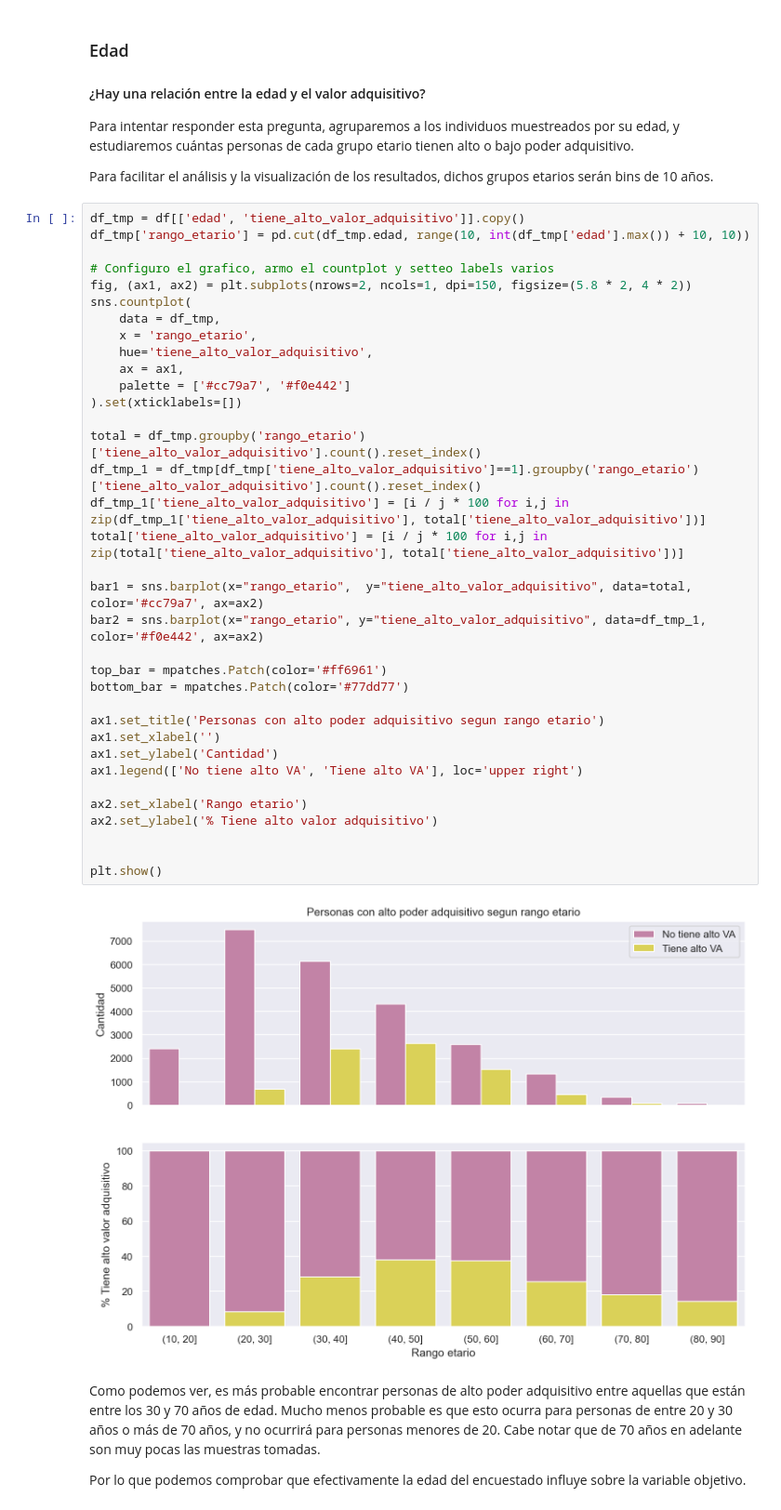
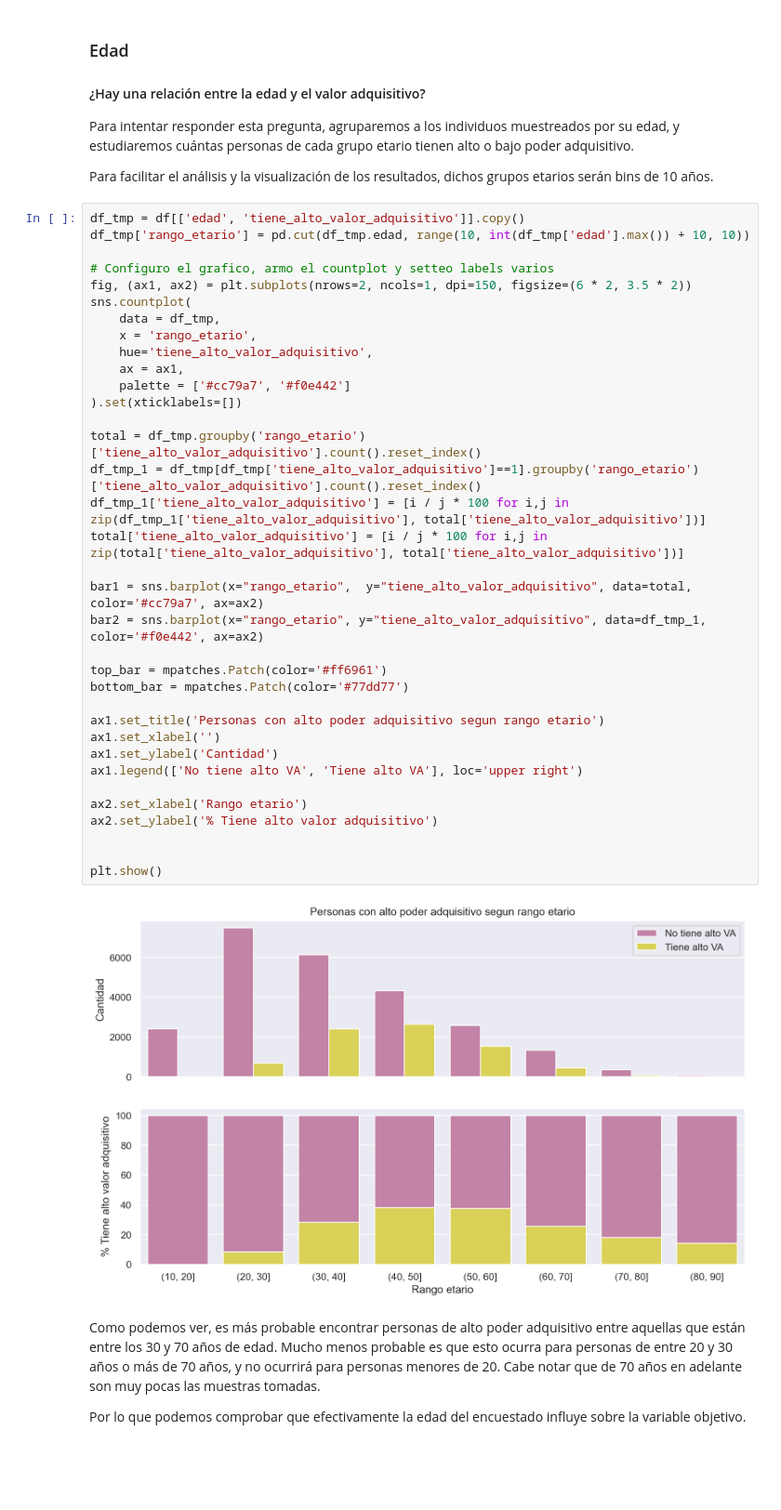
Before and after one commit to ncontinanza/tp-datos-1c2021-de-angelis-riva-continanza, a Jupyter notebook: Trabajo práctico N°1.ipynb, the cells around one changed output. Shown at 93% size. Saved outputs shown, nothing was run; the diff lists cells and outputs as text; blank space fills up the shorter version.

```diff
--- a/Trabajo práctico N°1.ipynb
+++ b/Trabajo práctico N°1.ipynb
@@ -262,38 +294,38 @@ df_tmp = df[['edad', 'tiene_alto_valor_adquisitivo']].copy()
 df_tmp['rango_etario'] = pd.cut(df_tmp.edad, range(10, int(df_tmp['edad'].max()) + 10, 10))
 
 # Configuro el grafico, armo el countplot y setteo labels varios
-fig, (ax1, ax2) = plt.subplots(nrows=2, ncols=1, dpi=150, figsize=(5.8 * 2, 4 * 2))
+fig, (ax1, ax2) = plt.subplots(nrows=2, ncols=1, dpi=150, figsize=(6 * 2, 3.5 * 2))
 sns.countplot(
     data = df_tmp,
     x = 'rango_etario',
     hue='tiene_alto_valor_adquisitivo',
     ax = ax1,
     palette = ['#cc79a7', '#f0e442']
 ).set(xticklabels=[])
 
 total = df_tmp.groupby('rango_etario')['tiene_alto_valor_adquisitivo'].count().reset_index()
 df_tmp_1 = df_tmp[df_tmp['tiene_alto_valor_adquisitivo']==1].groupby('rango_etario')['tiene_alto_valor_adquisitivo'].count().reset_index()
 df_tmp_1['tiene_alto_valor_adquisitivo'] = [i / j * 100 for i,j in zip(df_tmp_1['tiene_alto_valor_adquisitivo'], total['tiene_alto_valor_adquisitivo'])]
 total['tiene_alto_valor_adquisitivo'] = [i / j * 100 for i,j in zip(total['tiene_alto_valor_adquisitivo'], total['tiene_alto_valor_adquisitivo'])]
 
 bar1 = sns.barplot(x="rango_etario",  y="tiene_alto_valor_adquisitivo", data=total, color='#cc79a7', ax=ax2)
 bar2 = sns.barplot(x="rango_etario", y="tiene_alto_valor_adquisitivo", data=df_tmp_1, color='#f0e442', ax=ax2)
 
 top_bar = mpatches.Patch(color='#ff6961')
 bottom_bar = mpatches.Patch(color='#77dd77')
 
 ax1.set_title('Personas con alto poder adquisitivo segun rango etario')
 ax1.set_xlabel('')
 ax1.set_ylabel('Cantidad')
 ax1.legend(['No tiene alto VA', 'Tiene alto VA'], loc='upper right')
 
 ax2.set_xlabel('Rango etario')
 ax2.set_ylabel('% Tiene alto valor adquisitivo')
 
 
 plt.show()
 # %% [output]
-[figure, old version]
+[figure, new version]
 # %% [markdown]
 Como podemos ver, es más probable encontrar personas de alto poder adquisitivo entre aquellas que están entre los 30 y 70 años de edad. Mucho menos probable es que esto ocurra para personas de entre 20 y 30 años o más de 70 años, y no ocurrirá para personas menores de 20. Cabe notar que de 70 años en adelante son muy pocas las muestras tomadas.
 
```
Also changed, not shown: parts of 28 cells of this notebook.
